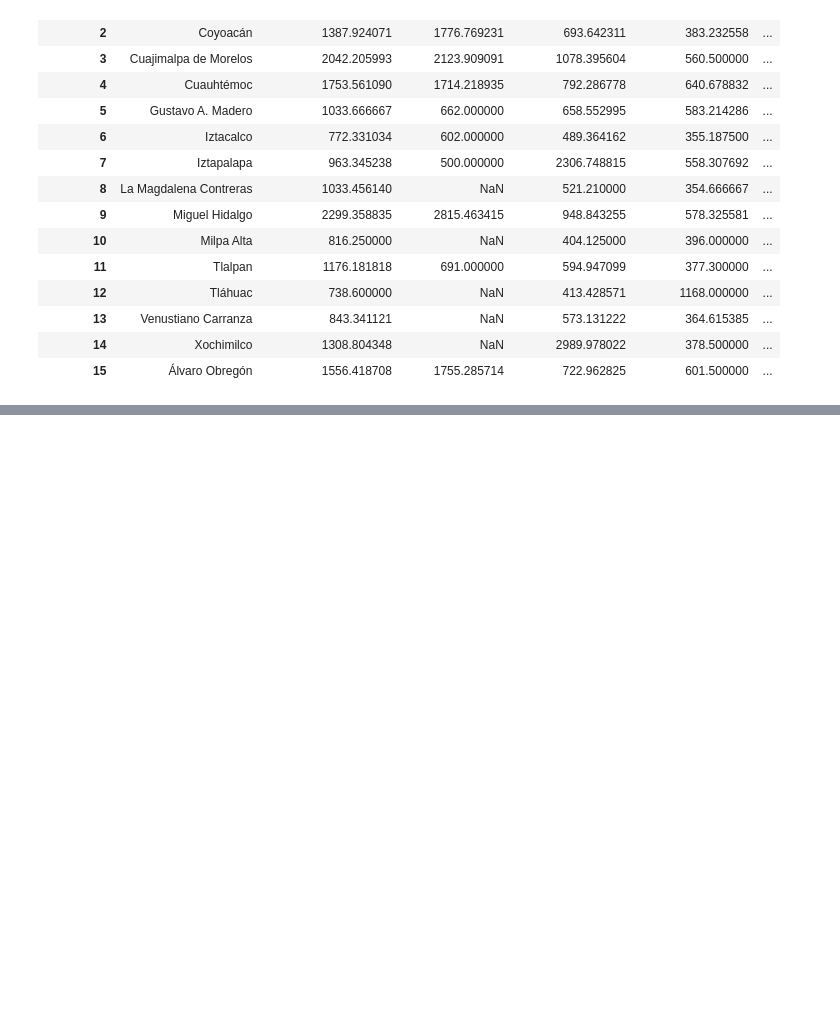
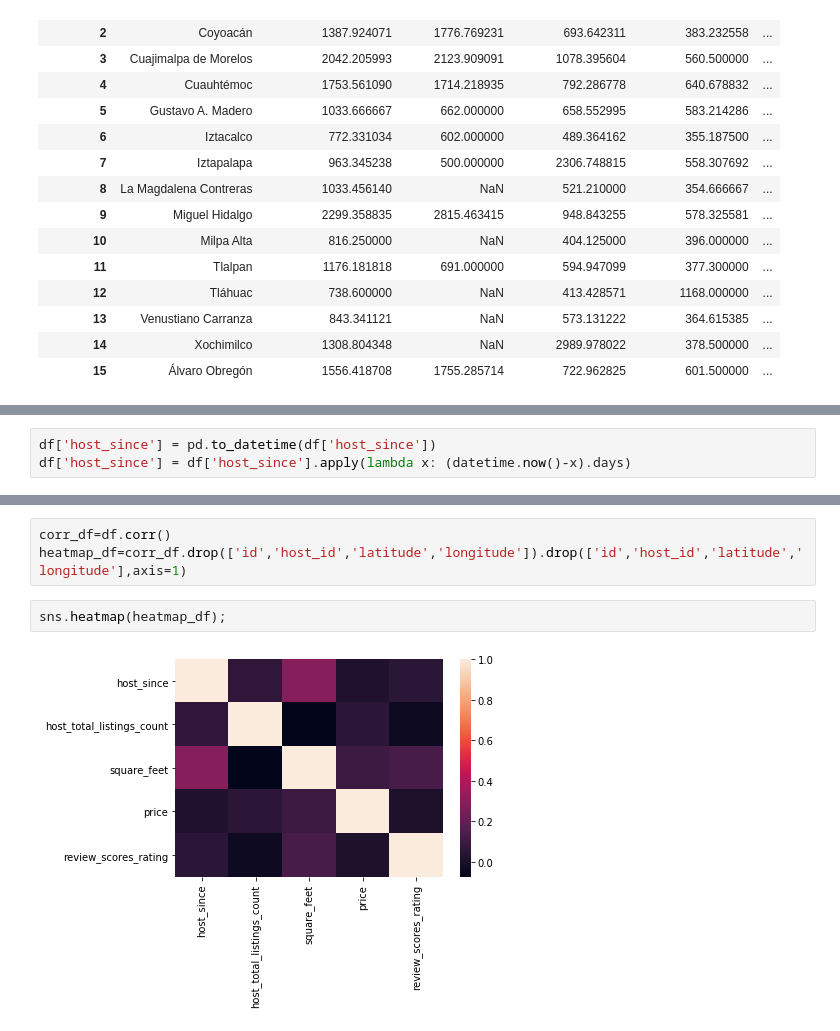
Before and after one commit to prope-2020-gh-classroom/practica-final-por-equipos-verano-2020-itam-EddOselotl, a Jupyter notebook: city_halls.ipynb, the cells around one changed output, grey strips where cells are left out. Saved outputs shown, nothing was run; the diff lists cells and outputs as text; blank space fills up the shorter version.

```diff
--- a/city_halls.ipynb
+++ b/city_halls.ipynb
@@ -287,3 +462,6 @@ colormap.add_to(m)
 m
 # %% [output]
 [interactive output not drawn]
+# %%
+df['host_since'] = pd.to_datetime(df['host_since'])
+df['host_since'] = df['host_since'].apply(lambda x: (datetime.now()-x).days)
@@ -289,0 +477,7 @@ m
+# %%
+corr_df=df.corr()
+heatmap_df=corr_df.drop(['id','host_id','latitude','longitude']).drop(['id','host_id','latitude','longitude'],axis=1)
+# %%
+sns.heatmap(heatmap_df);
+# %% [output]
+[figure, added]
```
Also changed, not shown: parts of 31 cells of this notebook.
